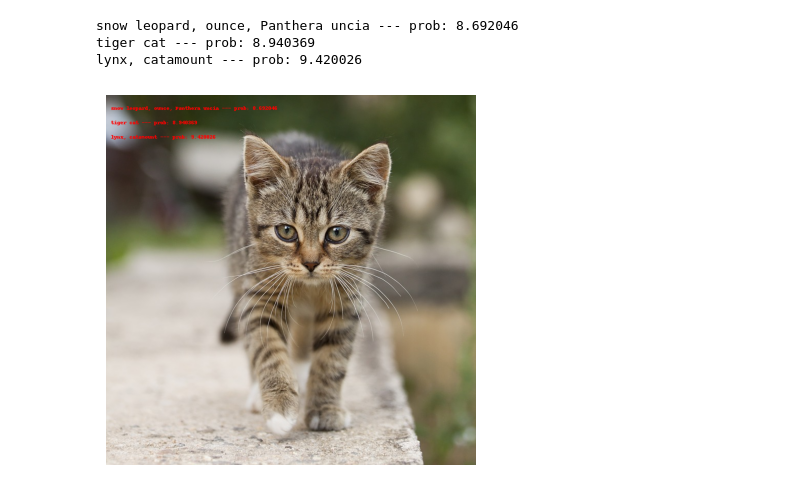
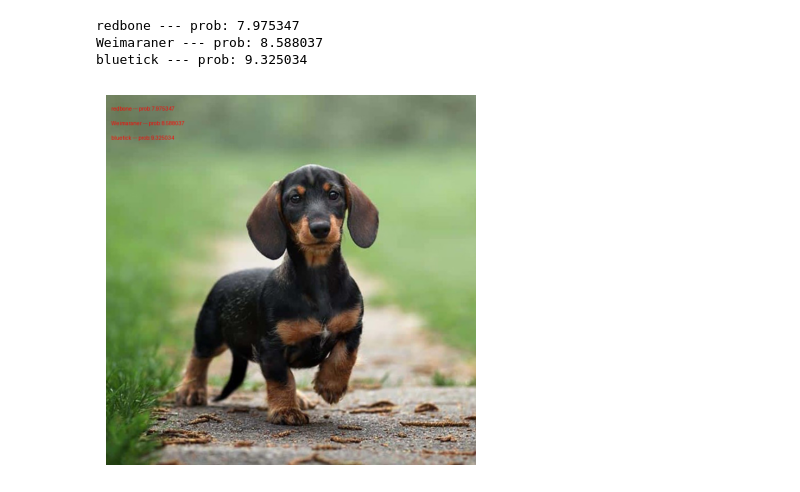
Before and after one commit to Barbaraedge/resnet18_pytorch_tutorial, a Jupyter notebook: resnet_inference.ipynb, the cells around one changed output. Saved outputs shown, nothing was run; the diff lists cells and outputs as text; code cells hidden in the pictures.

```diff
--- a/resnet_inference.ipynb
+++ b/resnet_inference.ipynb
@@ -12,14 +12,13 @@ import cv2
 import json
 import requests
 
-def infer_image(image_path: str, triton_url: str, model_name: str, input_name: str, output_name: str) -> np.ndarray:
+def infer_image(image_path: str, triton_url: str, input_name: str, output_name: str) -> np.ndarray:
     """
     Performs inference on an image using a Triton server.
 
     Args:
         image_path (str): Path to the image.
         triton_url (str): URL of the Triton server.
-        model_name (str): Name of the model in Triton.
         input_name (str): Name of the input tensor in Triton.
         output_name (str): Name of the output tensor in Triton.
 
@@ -64,7 +63,7 @@ def infer_image(image_path: str, triton_url: str, model_name: str, input_name: s
     inference_json = json.dumps(data)
 
     # Send the request to Triton
-    response = requests.post(f"{triton_url}/v2/models/{model_name}/infer", data=inference_json)
+    response = requests.post(f"{triton_url}", data=inference_json)
 
     # Check the response
     if response.status_code != 200:
@@ -75,18 +74,29 @@ def infer_image(image_path: str, triton_url: str, model_name: str, input_name: s
 
     return result
 # %%
-# Ejemplo de uso
-image_path = 'images/kitten.jpg'
-triton_url = 'http://10.30.248.75:9084'
-model_name = 'resnet'
+# Preloaded images for testing:
+#   - dog.jpg
+#   - elephant.jpg
+#   - kitten.jpg
+#   - samoyed.jpg
+#   - ship.jpg
+
+image_path = 'dog.jpg'
+
+# You can check this 'triton_url' in the segment "Inference REST URL" of your model's card
+triton_url = 'http://10.30.248.75:9084/v2/models/resnet/infer'
+
+# Check these parameters in the archive "config.pbtxt" of your model.
 input_name = 'INPUT__0'
 output_name = 'OUTPUT__0'
+
+# Choose the desired number of label results
 results_number = 3
 # %%
 import numpy as np
 
 # Usage
-result = infer_image(image_path, triton_url, model_name, input_name, output_name)
+result = infer_image(image_path, triton_url, input_name, output_name)
 
 # Get the indices of the top N predictions
 indices = np.argpartition(result, -results_number)[-results_number:]
@@ -95,31 +105,31 @@ top_n_predictions = result[indices]
 # %%
 # Load the model's labels from the archive
 with open('synset.txt', 'r') as f:
     labels = [l.rstrip() for l in f]
 
 # Print the results
 for i in range(results_number):
     text = '%s --- prob: %f' %(labels[indices[i]][10:],top_n_predictions[i])
     print(text)
 
 # Load the image
 image = Image.open(image_path)
 
 # Create a drawing context
 draw = ImageDraw.Draw(image)
 
 # Define font and text
 font = ImageFont.load_default()
 
 for i in range(results_number):
     text = '%s --- prob: %f' %(labels[indices[i]][10:],top_n_predictions[i])
-    draw.text((10, 20 + i*28), text, font=font, fill='red')
+    draw.text((10, 20 + i*28), text, font=font, size=28, fill='red')
 
 plt.imshow(image)
 plt.axis('off')
 plt.show()
 # %% [output]
-snow leopard, ounce, Panthera uncia --- prob: 8.692046
-tiger cat --- prob: 8.940369
-lynx, catamount --- prob: 9.420026
+redbone --- prob: 7.975347
+Weimaraner --- prob: 8.588037
+bluetick --- prob: 9.325034
-[figure, old version]
+[figure, new version]
```
Also changed, not shown: 5 other files.
